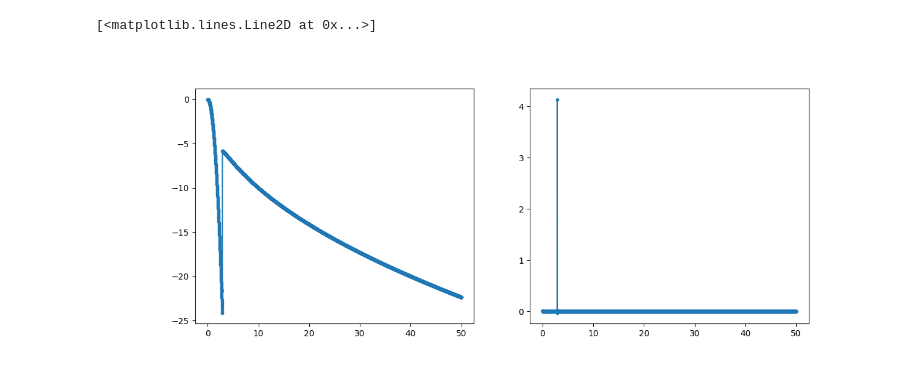
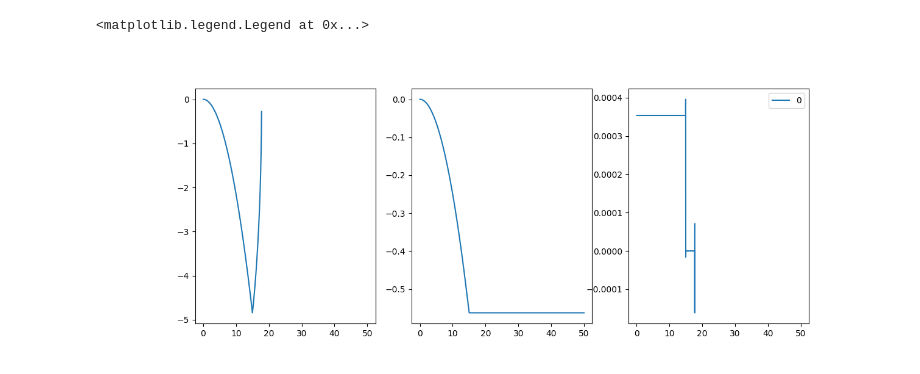
Before and after one commit to LoreCip/LQG-BH-Collapse, a Jupyter notebook: PostProcessing/visual.ipynb, the cells around one changed output. Saved outputs shown, nothing was run; the diff lists cells and outputs as text; code cells hidden in the pictures.

```diff
--- a/PostProcessing/visual.ipynb
+++ b/PostProcessing/visual.ipynb
@@ -8,9 +8,10 @@ import matplotlib.pyplot as plt
 ## FORTRAN
 #############
 
-fx = np.loadtxt('../pbuild/outputs/xs.dat')
-fB = np.loadtxt('../pbuild/outputs/B.dat')
-fr = np.loadtxt('../pbuild/outputs/rho.dat')
+fx = np.loadtxt('../build/outputs/xs.dat')
+fB = np.loadtxt('../build/outputs/B.dat')
+fE = np.loadtxt('../build/outputs/E.dat')
+fr = np.loadtxt('../build/outputs/rho.dat')
 
 # fx2 = np.loadtxt('../pbuild2/outputs/xs.dat')
 # fB2 = np.loadtxt('../pbuild2/outputs/B.dat')
@@ -22,24 +23,15 @@ xM = 50.0
 r0 = 15
 
 # print(len(fx2))
-# %%
-idx = -1
-# frr = fr[idx, :] < 0
-
-
-fig, axs = plt.subplots(1, 2, figsize = (13,5), sharex = True)
-
-axs[0].plot(fx, fB[idx,:], '.-')
-# axs[0].plot(fx[frr], fB[idx, frr], 'x')
-
-axs[1].plot(fx, fr[idx,:], '.-')
-# axs[1].plot(fx[frr], fr[idx, frr], 'x')
-
-# axs[0].plot(fx2, fB2[idx,:], '.-')
-# axs[0].plot(fx2[frr], fB2[idx, frr], 'x')
-
-# axs[1].plot(fx2, fr2[idx,:], '.-')
-# axs[1].plot(fx2[frr2], fr2[idx, frr2], 'x')
-# %% [output]
-[<matplotlib.lines.Line2D at 0x...>]
-[figure, removed]
+# %%
+fig, axs = plt.subplots(1, 3, figsize = (13,5), sharex = True)
+# for idx in range(len(fr)):
+for idx in [0]:
+    axs[0].plot(fx, fB[:], label = idx)
+    axs[1].plot(fx, fE[:], label = idx)
+    axs[2].plot(fx[10:], fr[10:], label = idx)
+
+plt.legend()
+# %% [output]
+<matplotlib.legend.Legend at 0x...>
+[figure, added]
```
Also changed, not shown: parts of 3 cells of this notebook, 16 other files.
